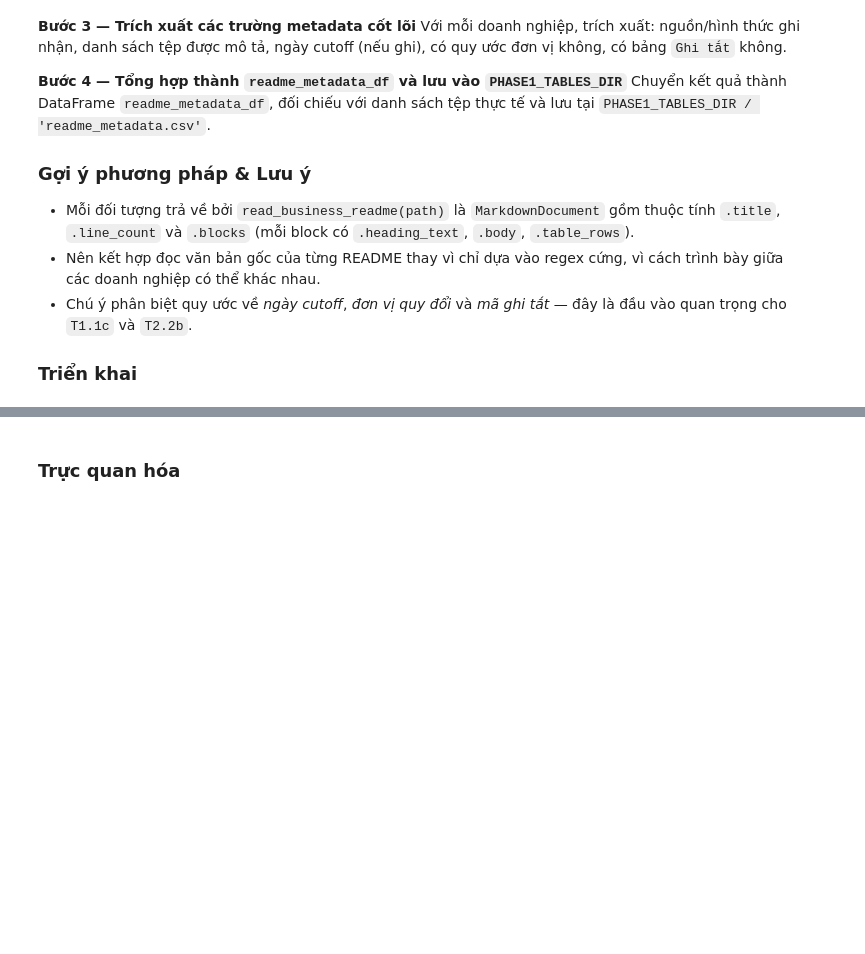
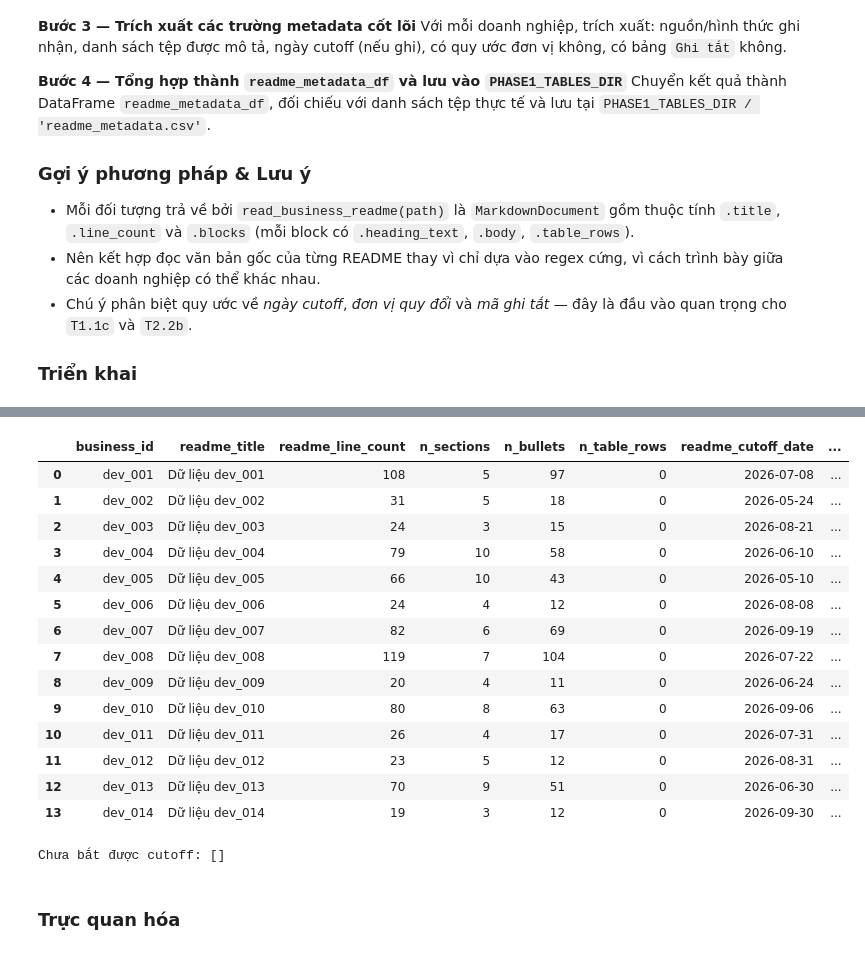
Before and after one commit to itsanhkhoi12/data-visualization-uth, a Jupyter notebook: notebook/01_dataset_discovery.ipynb, the cells around one changed output, grey strips where cells are left out. Saved outputs shown, nothing was run; the diff lists cells and outputs as text; code cells hidden in the pictures; blank space fills up the shorter version.

```diff
--- a/notebook/01_dataset_discovery.ipynb
+++ b/notebook/01_dataset_discovery.ipynb
@@ -321,7 +434,25 @@ readme_records = []
 # %%
-# TODO (T1.1a — Bước 4: Tổng hợp thành `readme_metadata_df` và lưu vào `PHASE1_TABLES_DIR`)
-# TODO: Tạo readme_metadata_df = pd.DataFrame(readme_records) và xuất ra PHASE1_TABLES_DIR / 'readme_metadata.csv'
-readme_metadata_df = pd.DataFrame()
+readme_metadata_df = pd.DataFrame(readme_records)
+readme_metadata_df.to_csv(PHASE1_TABLES_DIR / "readme_metadata.csv", index=False, encoding="utf-8-sig")
+display(readme_metadata_df.drop(columns=["readme_cutoff_text"]))
+print("Chưa bắt được cutoff:", readme_metadata_df.loc[readme_metadata_df.readme_cutoff_date.isna(), "business_id"].tolist())
+# %% [output]
+|  | business_id | readme_title | readme_line_count | n_sections | n_bullets | n_table_rows | readme_cutoff_date | ... |
+| 0 | dev_001 | Dữ liệu dev_001 | 108 | 5 | 97 | 0 | 2026-07-08 | ... |
+| 1 | dev_002 | Dữ liệu dev_002 | 31 | 5 | 18 | 0 | 2026-05-24 | ... |
+| 2 | dev_003 | Dữ liệu dev_003 | 24 | 3 | 15 | 0 | 2026-08-21 | ... |
+| 3 | dev_004 | Dữ liệu dev_004 | 79 | 10 | 58 | 0 | 2026-06-10 | ... |
+| 4 | dev_005 | Dữ liệu dev_005 | 66 | 10 | 43 | 0 | 2026-05-10 | ... |
+| 5 | dev_006 | Dữ liệu dev_006 | 24 | 4 | 12 | 0 | 2026-08-08 | ... |
+| 6 | dev_007 | Dữ liệu dev_007 | 82 | 6 | 69 | 0 | 2026-09-19 | ... |
+| 7 | dev_008 | Dữ liệu dev_008 | 119 | 7 | 104 | 0 | 2026-07-22 | ... |
+| 8 | dev_009 | Dữ liệu dev_009 | 20 | 4 | 11 | 0 | 2026-06-24 | ... |
+| 9 | dev_010 | Dữ liệu dev_010 | 80 | 8 | 63 | 0 | 2026-09-06 | ... |
+| 10 | dev_011 | Dữ liệu dev_011 | 26 | 4 | 17 | 0 | 2026-07-31 | ... |
+| 11 | dev_012 | Dữ liệu dev_012 | 23 | 5 | 12 | 0 | 2026-08-31 | ... |
+| 12 | dev_013 | Dữ liệu dev_013 | 70 | 9 | 51 | 0 | 2026-06-30 | ... |
+| 13 | dev_014 | Dữ liệu dev_014 | 19 | 3 | 12 | 0 | 2026-09-30 | ... |
+Chưa bắt được cutoff: []
 # %% [markdown]
 ### Trực quan hóa
 # %%
```
Also changed, not shown: parts of 16 cells of this notebook.
